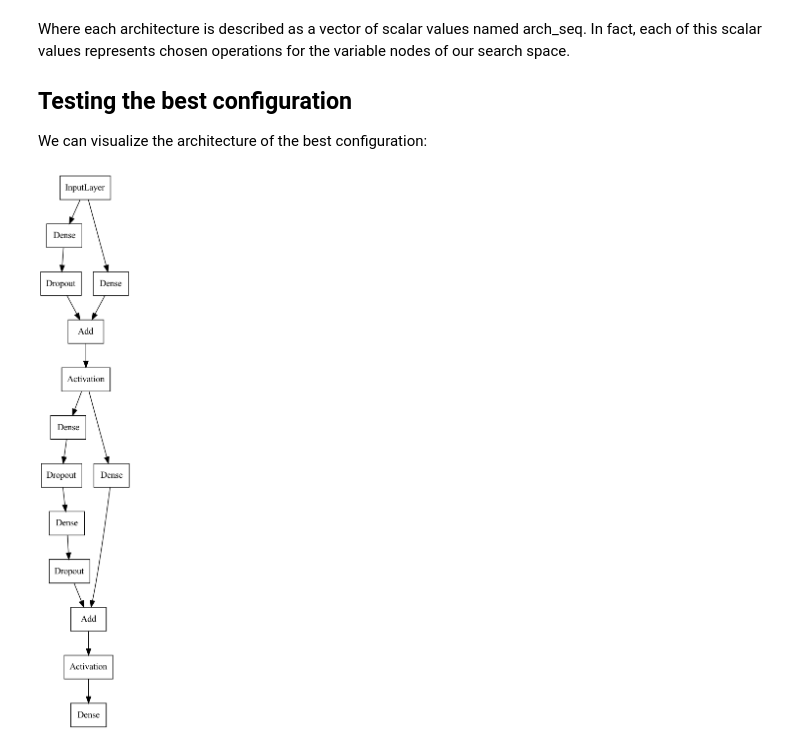
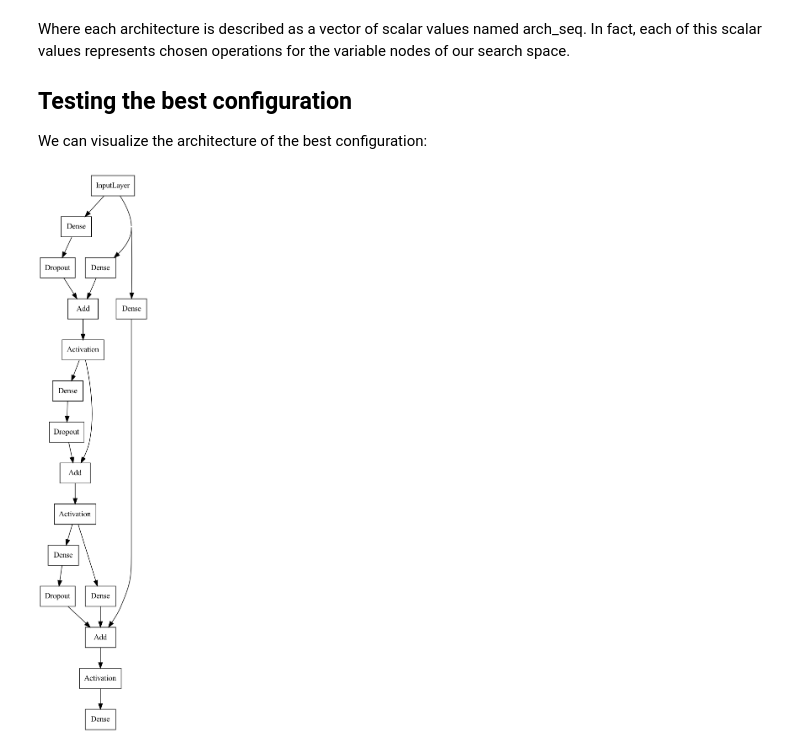
Before and after one commit to deephyper/tutorials, a Jupyter notebook: tutorials/colab/NAS_basic.ipynb, the cells around one changed output. Cells and saved outputs as stored; diff of their text form; code cells hidden in the pictures.

```diff
--- a/tutorials/colab/NAS_basic.ipynb
+++ b/tutorials/colab/NAS_basic.ipynb
@@ -204,7 +205,8 @@ for i in range(4):
 
     plt.subplot(2,2,i+1)
     model = space.sample()
-    plot_model(model, "random_model.png",
+    plot_model(model,
+               "random_model.png",
                show_shapes=False, show_layer_names=False)
     image = mpimg.imread("random_model.png")
     plt.imshow(image)
@@ -430,8 +415,8 @@ Where each architecture is described as a vector of scalar values named arch_seq
 We can visualize the architecture of the best configuration:
 # %%
 best_config = results.iloc[results.objective.argmax()][:-2].to_dict()
-arch_seq = json.loads(best_config["arch_seq"])
+arch_seq = json.loads(best_config["p:arch_seq"])
 model = space.sample(arch_seq)
 plot_model(model, show_shapes=False, show_layer_names=False)
 # %% [output]
-[figure, old version]
+[figure, new version]
```
Also changed, not shown: parts of 8 cells of this notebook, 4 other files.
